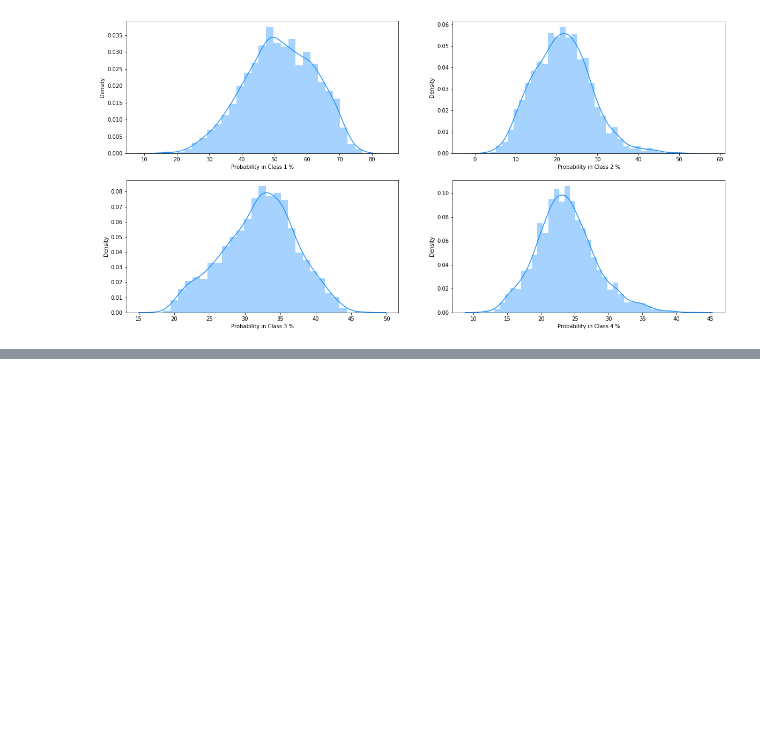
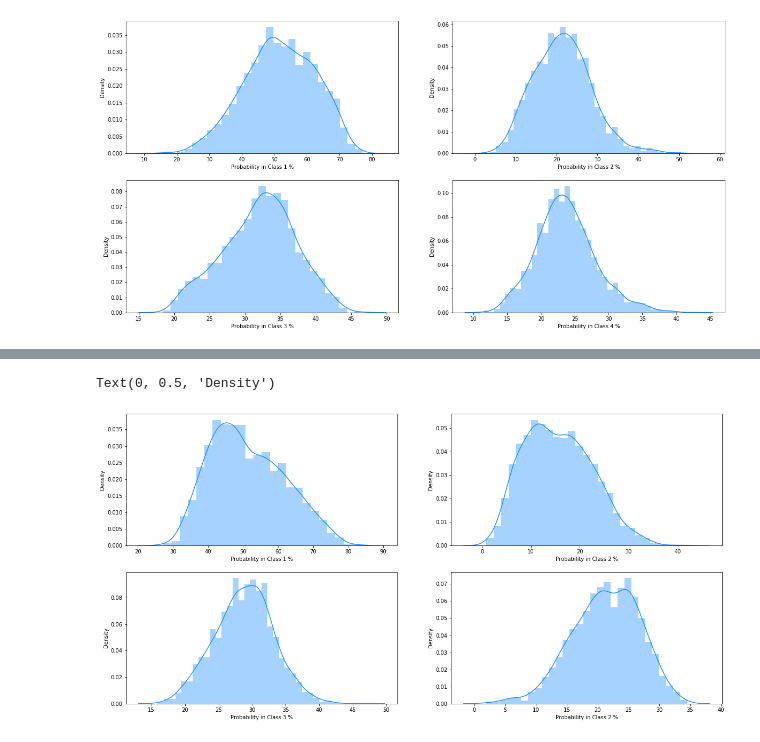
Before and after one commit to Newxy/Protein-Image-Classification, a Jupyter notebook: ResNet50_apply.ipynb, the cells around one changed output, grey strips where cells are left out. Cells and saved outputs as stored; diff of their text form; code cells hidden in the pictures; blank space fills up the shorter version.

```diff
--- a/ResNet50_apply.ipynb
+++ b/ResNet50_apply.ipynb
@@ -341,0 +421,27 @@ plot()
+# %%
+class FocalLoss2(nn.Module):
+    def __init__(self, alpha=1, gamma=2, logits=False, reduce=True):
+        super(FocalLoss2, self).__init__()
+        self.alpha = alpha
+        self.gamma = gamma
+        self.logits = logits
+        self.reduce = reduce
+
+    def forward(self, inputs, targets):
+        if self.logits:
+            BCE_loss = F.binary_cross_entropy_with_logits(inputs, targets, reduce=False)
+        else:
+            BCE_loss = F.binary_cross_entropy(inputs, targets, reduce=False)
+        pt = torch.exp(-BCE_loss)
+        F_loss = self.alpha * (1-pt)**self.gamma * BCE_loss
+
+        if self.reduce:
+            return torch.mean(F_loss)
+        else:
+            return F_loss
+# %%
+criterion = FocalLoss2(logits = True)
+optimizer = optim.Adam(model.parameters(), lr=0.001)
+sgdr_partial = lr_scheduler.CosineAnnealingLR(optimizer, T_max=5, eta_min=0.005 )
+# %%
+p,loss = fit_model(model,train_loader, validation_loader, criterion, optimizer,sgdr_partial,epoch_nums=3)
@@ -341,0 +468,21 @@ plot()
+# %%
+proba_predictions0 = p.iloc[:,0].values
+proba_predictions1 = p.iloc[:,1].values
+proba_predictions2 = p.iloc[:,2].values
+proba_predictions3 = p.iloc[:,3].values
+fig, ax = plt.subplots(2,2,figsize=(20,10))
+sns.distplot(proba_predictions0.flatten() * 100, color="DodgerBlue", ax=ax[0][0])
+ax[0][0].set_xlabel("Probability in Class 1 %")
+ax[0][0].set_ylabel("Density")
+sns.distplot(proba_predictions1.flatten() * 100, color="DodgerBlue", ax=ax[0][1])
+ax[0][1].set_xlabel("Probability in Class 2 %")
+ax[0][1].set_ylabel("Density")
+sns.distplot(proba_predictions2.flatten() * 100, color="DodgerBlue", ax=ax[1][0])
+ax[1][0].set_xlabel("Probability in Class 3 %")
+ax[1][0].set_ylabel("Density")
+sns.distplot(proba_predictions3.flatten() * 100, color="DodgerBlue", ax=ax[1][1])
+ax[1][1].set_xlabel("Probability in Class 2 %")
+ax[1][1].set_ylabel("Density")
+# %% [output]
+Text(0, 0.5, 'Density')
+[figure, added]
```
Also changed, not shown: parts of 23 cells of this notebook.
